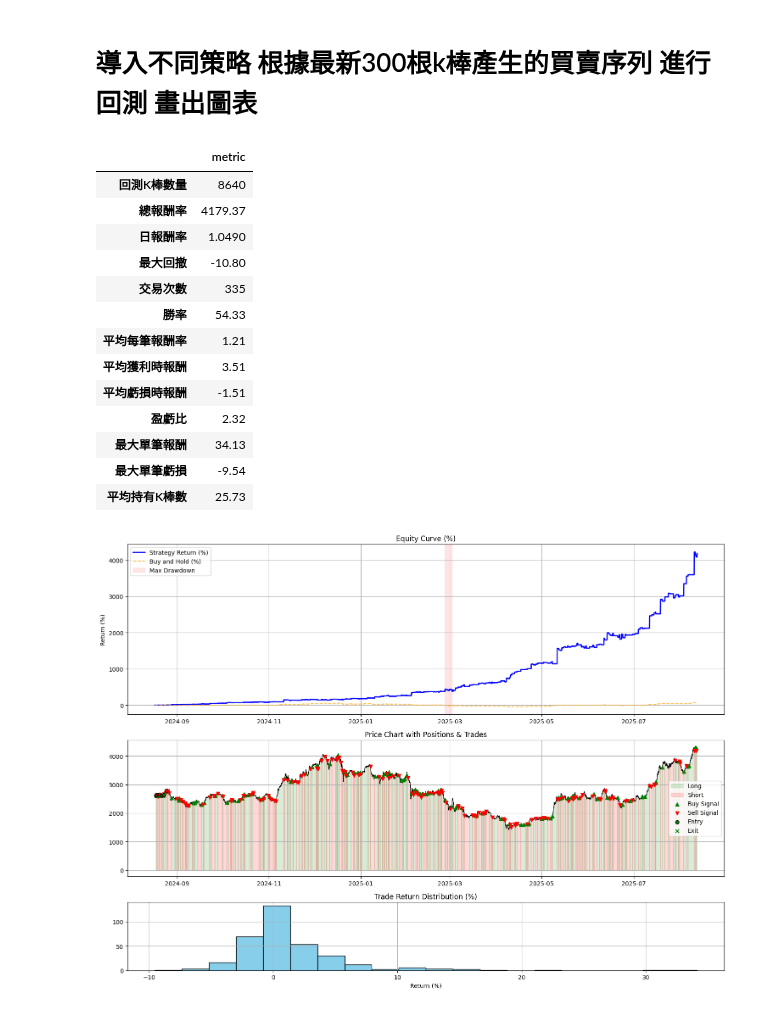
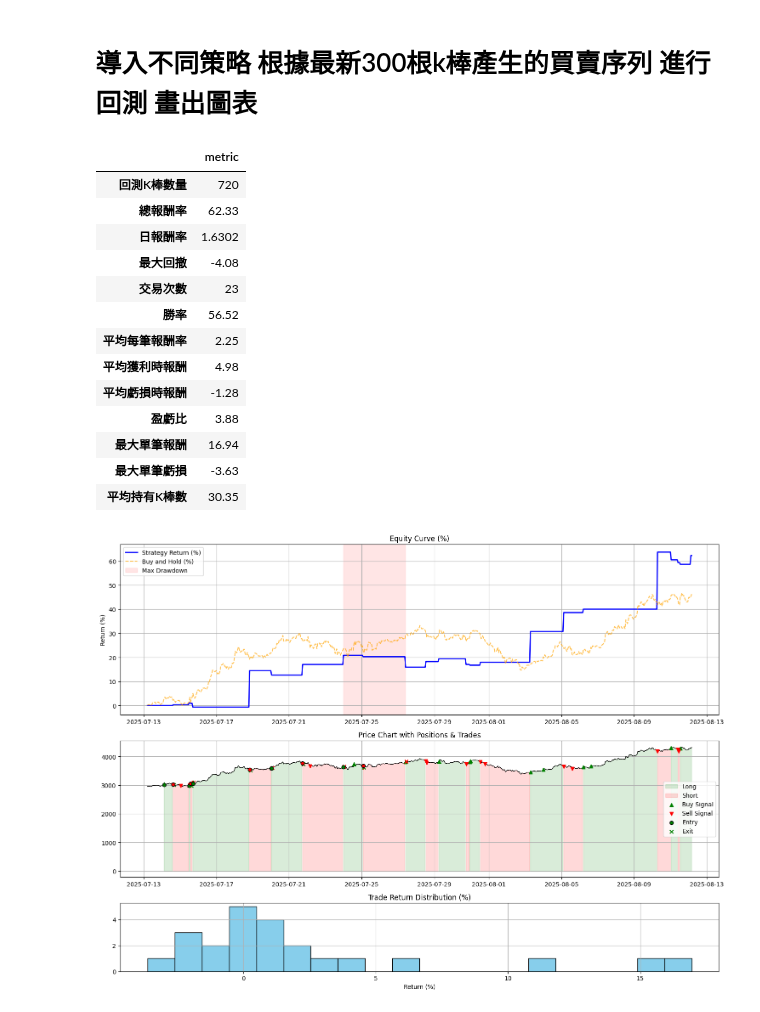
Before and after one commit to skywalker0803r/Vedanta, a Jupyter notebook: backtest_usage.ipynb, the cells around one changed output. Saved outputs shown, nothing was run; the diff lists cells and outputs as text; code cells hidden in the pictures.

```diff
--- a/backtest_usage.ipynb
+++ b/backtest_usage.ipynb
@@ -3,48 +3,48 @@
 # %%
 from Technicalindicatorstrategy import turtle_strategy,vegas
 from Backtest.backtest import backtest_signals
 from Plot.plot import plot_backtest_result
 import pandas as pd
 from datetime import datetime,timedelta
 import warnings
 warnings.filterwarnings('ignore')
 import numpy as np
 np.random.seed(42)  # ✅ 固定隨機性（可重現性）
 import random
 random.seed(42)
 
-df_signals = turtle_strategy.get_signals('ETHUSDT','1h',datetime.now(),24*30*12)
+df_signals = turtle_strategy.get_signals('ETHUSDT','1h',datetime.now(),24*30)
 
 result = backtest_signals(
     df_signals.copy(),
     initial_capital = 33, # 1000台幣
     fee_rate = 0.0005, # 合約手續費
     leverage = 1, # 槓桿
     allow_short = True, # 是否做空
     stop_loss = None,       # 停損閾值，例如0.05代表5%
     take_profit = None,     # 停利閾值
     capital_ratio = 1, # 每次使用的資金佔比
     max_hold_bars = 100000,# 最大持有K棒數
     delay_entry=False
     )
 display(pd.DataFrame(result['metric'],index=['metric']).T)
 plot_backtest_result(result)
 # %% [output]
 |  | metric |
-| 回測K棒數量 | 8640 |
-| 總報酬率 | 4179.37 |
-| 日報酬率 | 1.0490 |
-| 最大回撤 | -10.80 |
-| 交易次數 | 335 |
-| 勝率 | 54.33 |
-| 平均每筆報酬率 | 1.21 |
-| 平均獲利時報酬 | 3.51 |
-| 平均虧損時報酬 | -1.51 |
-| 盈虧比 | 2.32 |
-| 最大單筆報酬 | 34.13 |
-| 最大單筆虧損 | -9.54 |
-| 平均持有K棒數 | 25.73 |
+| 回測K棒數量 | 720 |
+| 總報酬率 | 62.33 |
+| 日報酬率 | 1.6302 |
+| 最大回撤 | -4.08 |
+| 交易次數 | 23 |
+| 勝率 | 56.52 |
+| 平均每筆報酬率 | 2.25 |
+| 平均獲利時報酬 | 4.98 |
+| 平均虧損時報酬 | -1.28 |
+| 盈虧比 | 3.88 |
+| 最大單筆報酬 | 16.94 |
+| 最大單筆虧損 | -3.63 |
+| 平均持有K棒數 | 30.35 |
-[figure, old version]
+[figure, new version]
 # %%
 import seaborn as sns
 import matplotlib.pyplot as plt
```
Also changed, not shown: parts of 2 cells of this notebook.
